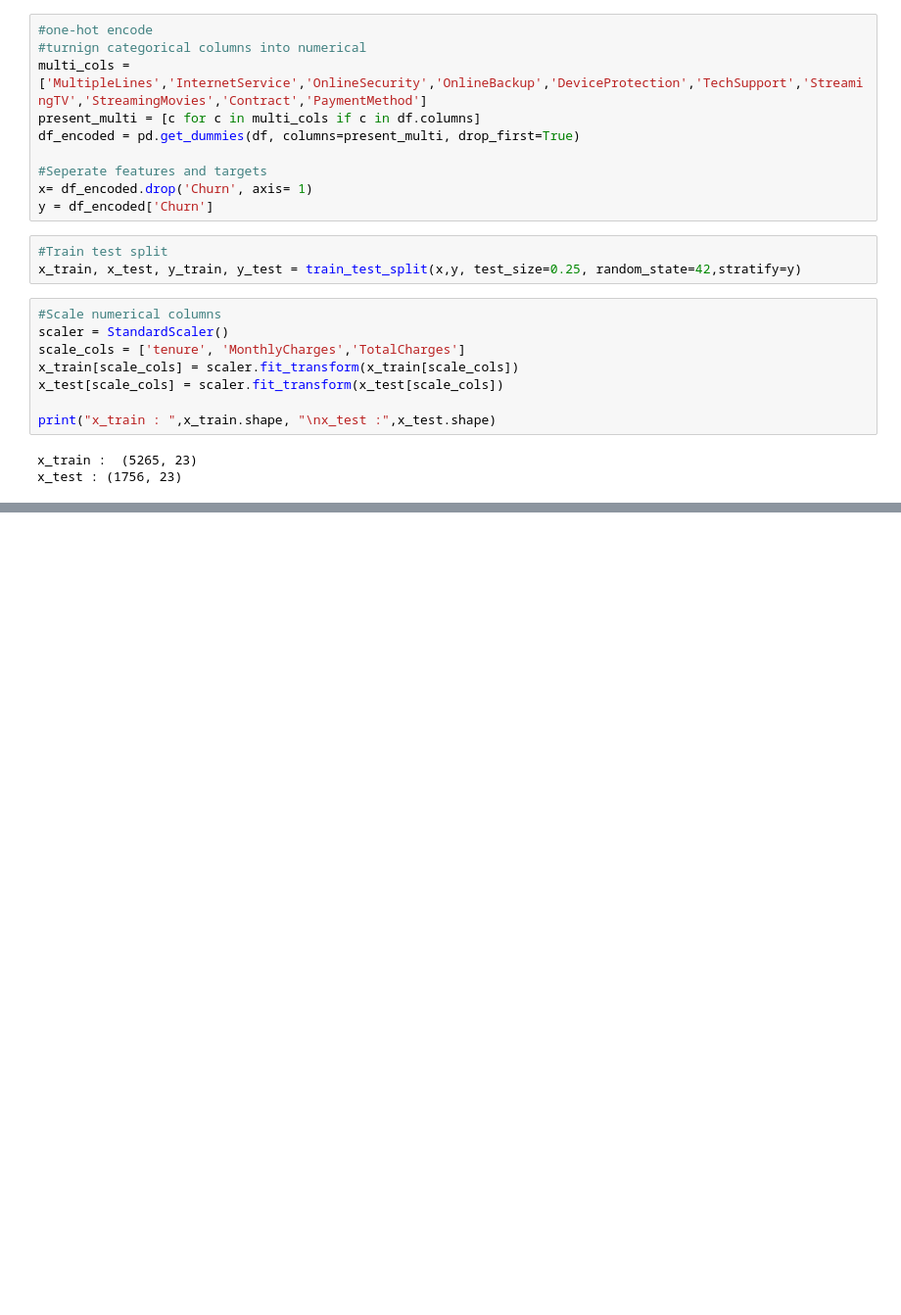
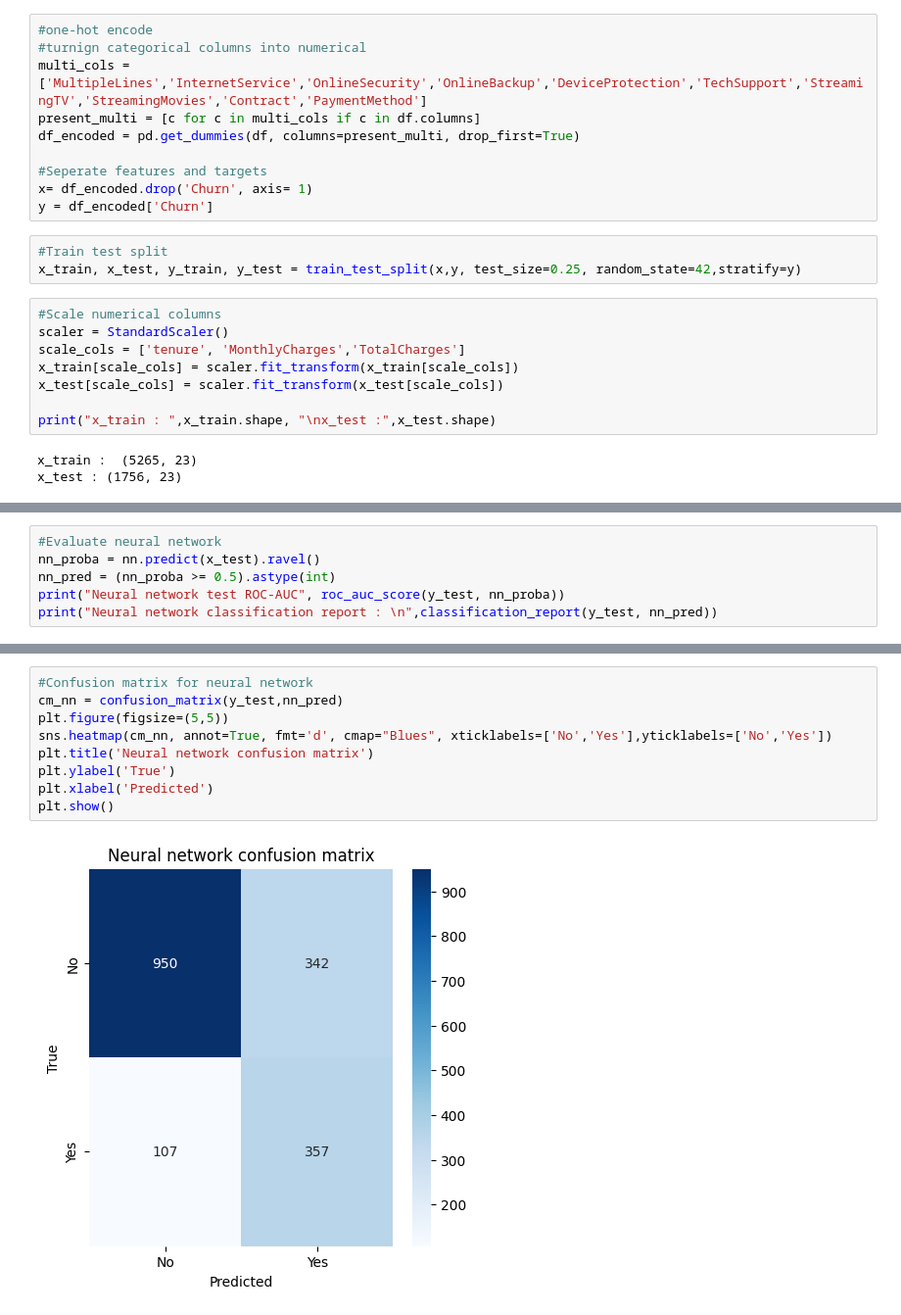
Before and after one commit to Naduli48/Telco_customer_churn_prediction, a Jupyter notebook: Telco_customer_churn_prediction.ipynb, the cells around one changed output, grey strips where cells are left out. Shown at 98% size. Drawn from its saved outputs; the diff is of its cells as text; blank space fills up the shorter version.

```diff
--- a/Telco_customer_churn_prediction.ipynb
+++ b/Telco_customer_churn_prediction.ipynb
@@ -323,0 +375,6 @@ weighted avg       0.78      0.79      0.78      1756
+# %%
+#Evaluate neural network
+nn_proba = nn.predict(x_test).ravel()
+nn_pred = (nn_proba >= 0.5).astype(int)
+print("Neural network test ROC-AUC", roc_auc_score(y_test, nn_proba))
+print("Neural network classification report : \n",classification_report(y_test, nn_pred))
@@ -323,0 +409,11 @@ weighted avg       0.78      0.79      0.78      1756
+# %%
+#Confusion matrix for neural network
+cm_nn = confusion_matrix(y_test,nn_pred)
+plt.figure(figsize=(5,5))
+sns.heatmap(cm_nn, annot=True, fmt='d', cmap="Blues", xticklabels=['No','Yes'],yticklabels=['No','Yes'])
+plt.title('Neural network confusion matrix')
+plt.ylabel('True')
+plt.xlabel('Predicted')
+plt.show()
+# %% [output]
+[figure, added]
```
Also changed, not shown: parts of 14 cells of this notebook.
